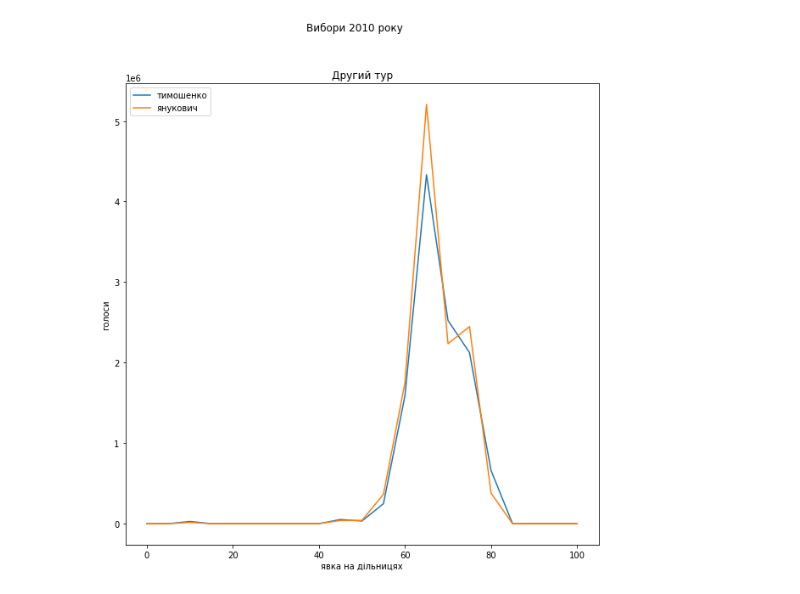
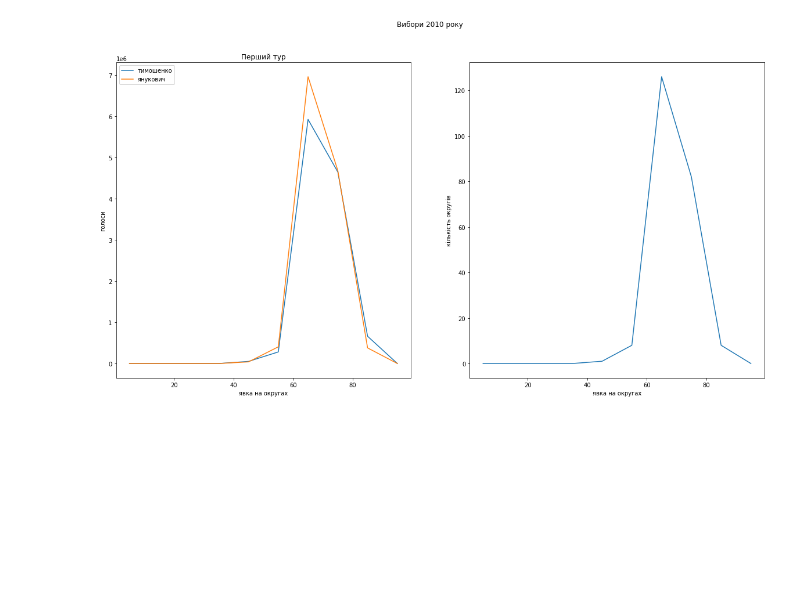
Before and after one commit to alexkernphysiker/ukr-elections, a Jupyter notebook: election_plots.ipynb, the cells around one changed output. Drawn from its saved outputs; the diff is of its cells as text; code cells hidden in the pictures; blank space fills up the shorter version.

```diff
--- a/election_plots.ipynb
+++ b/election_plots.ipynb
@@ -171,7 +182,7 @@ candidates2={
         "ярош": ("ukr_2014/candidates.txt",21,23)
     }
 
-def get_2nd_for(name):
+def get_for(name):
     cand=candidates2[name]
     for att,voices in zip(get_attendance("ukr_2014/general.txt"),get_columns(cand[2],cand[0])):
         if att[0]==voices[0]:
@@ -185,20 +196,22 @@ def get_2nd_for(name):
     pass
 
 fig=plt.figure()
-fig.set_size_inches(10 , 10, forward=True)
+fig.set_size_inches(20 , 10, forward=True)
 fig.suptitle("Вибори 2014 року")
 fig.show()
-
-ax=fig.add_subplot(111)
+ax=fig.add_subplot(121)
 for name in ["порошенко","тимошенко","ляшко",  "гриценко", "бойко" ,"тягнибок","ярош"]:
-    data=prepare_data(compr,get_2nd_for(name),ua)
-    ax.plot([x*compr for x in range(len(data))],data, label=name);
+    districts,voices=prepare_data(compr,get_for(name),ua)
+    ax.plot([x*compr+compr/2 for x in range(len(voices))],voices, label=name);
     pass
-
-ax.title.set_text("Другий тур")
-ax.set_xlabel("явка на дільницях")
+ax.title.set_text("Перший тур")
+ax.set_xlabel("явка на округах")
 ax.set_ylabel("голоси")
 ax.legend(loc=2)
+ax=fig.add_subplot(122)
+ax.plot([x*compr+compr/2 for x in range(len(districts))],districts, label=name);
+ax.set_xlabel("явка на округах")
+ax.set_ylabel("кількість округів")
 
 plt.draw()
 # %% [output]
@@ -211,42 +224,45 @@ def get_attendance(name):
     pass
 
 candidates2={
         "тимошенко": ("ukr_2010/candidates.txt",1,6),
         "янукович": ("ukr_2010/candidates.txt",3,6)
     }
 
 def get_2nd_for(name):
     cand=candidates2[name]
     for att,voices in zip(get_attendance("ukr_2010/general.txt"),get_columns(cand[2],cand[0])):
         if att[0]==voices[0]:
             yield (att[0],voices[cand[1]],att[1])
             pass
         else:
             print("MISMATCH",att[0],voices[0])
             return
             pass
         pass
     pass
 
 fig=plt.figure()
-fig.set_size_inches(10 , 10, forward=True)
+fig.set_size_inches(20 , 10, forward=True)
 fig.suptitle("Вибори 2010 року")
 fig.show()
-
-ax=fig.add_subplot(111)
+ax=fig.add_subplot(121)
 for name in ["тимошенко","янукович"]:
-    data=prepare_data(compr,get_2nd_for(name),ua)
-    ax.plot([x*compr for x in range(len(data))],data, label=name);
+    districts,voices=prepare_data(compr,get_2nd_for(name),ua)
+    ax.plot([x*compr+compr/2 for x in range(len(voices))],voices, label=name);
     pass
-
-ax.title.set_text("Другий тур")
-ax.set_xlabel("явка на дільницях")
+ax.title.set_text("Перший тур")
+ax.set_xlabel("явка на округах")
 ax.set_ylabel("голоси")
 ax.legend(loc=2)
+ax=fig.add_subplot(122)
+ax.plot([x*compr+compr/2 for x in range(len(districts))],districts, label=name);
+ax.set_xlabel("явка на округах")
+ax.set_ylabel("кількість округів")
+
 
 plt.draw()
 # %% [output]
-[figure, old version]
+[figure, new version]
 # %%
 def get_attendance(name):
     for item in get_columns(9,name):
```
Also changed, not shown: parts of 4 cells of this notebook.
